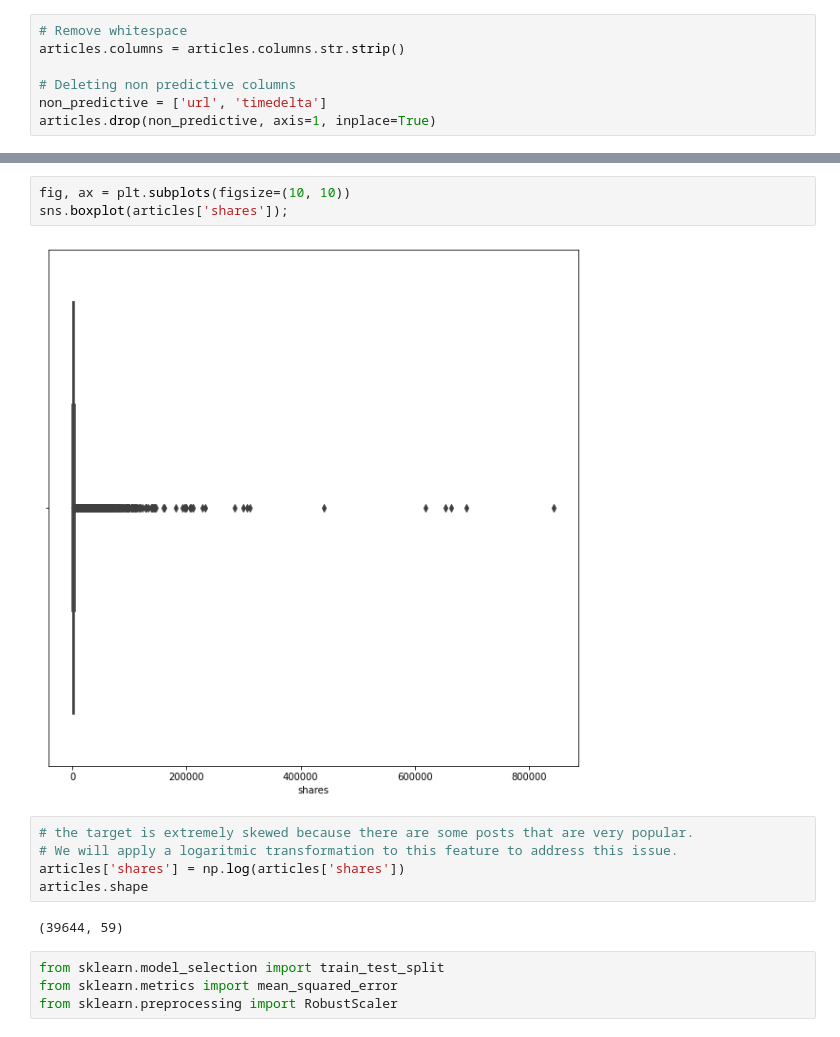
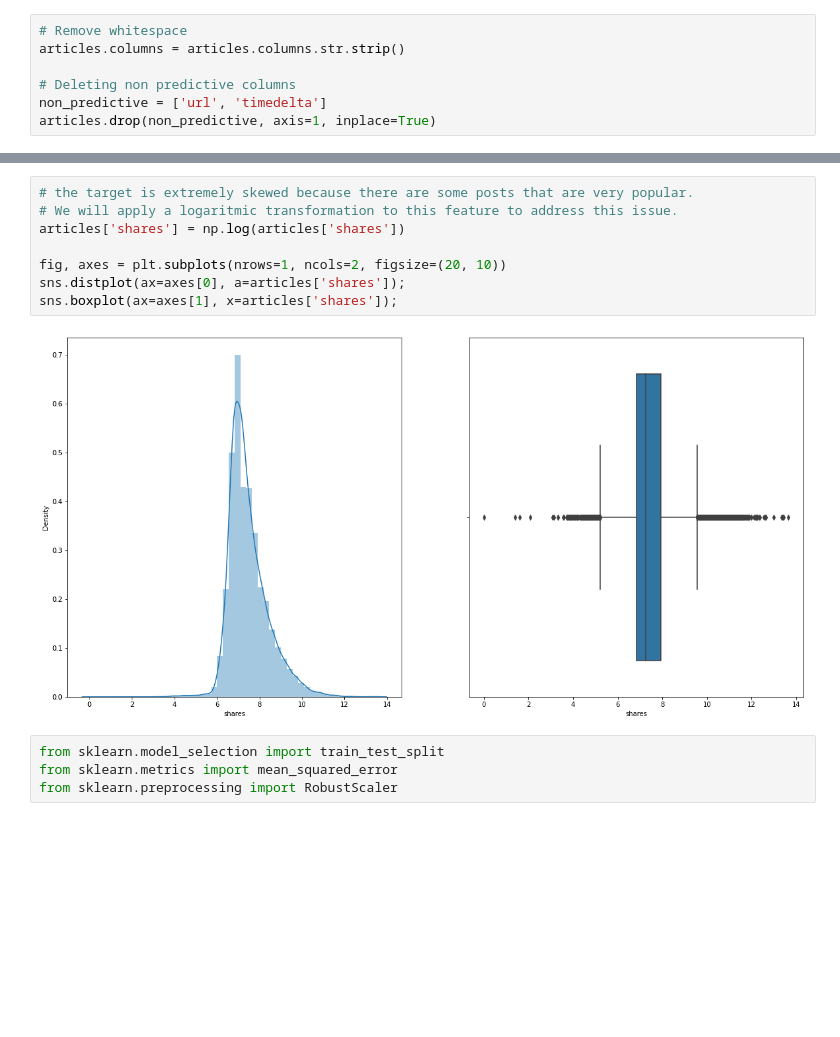
Before and after one commit to zefsgit/prediktiv_analys, a Jupyter notebook: Lecture09/Predicting Post Popularity.ipynb, the cells around one changed output, grey strips where cells are left out. Saved outputs shown, nothing was run; the diff lists cells and outputs as text; blank space fills up the shorter version.

```diff
--- a/Lecture09/Predicting Post Popularity.ipynb
+++ b/Lecture09/Predicting Post Popularity.ipynb
@@ -116,15 +117,13 @@ sns.distplot(articles['shares']);
-# %%
-fig, ax = plt.subplots(figsize=(10, 10))
-sns.boxplot(articles['shares']);
-# %% [output]
-[figure, removed]
 # %%
 # the target is extremely skewed because there are some posts that are very popular.
 # We will apply a logaritmic transformation to this feature to address this issue.
 articles['shares'] = np.log(articles['shares'])
-articles.shape
+
+fig, axes = plt.subplots(nrows=1, ncols=2, figsize=(20, 10))
+sns.distplot(ax=axes[0], a=articles['shares']);
+sns.boxplot(ax=axes[1], x=articles['shares']);
 # %% [output]
-(39644, 59)
+[figure, added]
 # %%
 from sklearn.model_selection import train_test_split
 from sklearn.metrics import mean_squared_error
```
Also changed, not shown: parts of 1 cell of this notebook, 9 other files.
